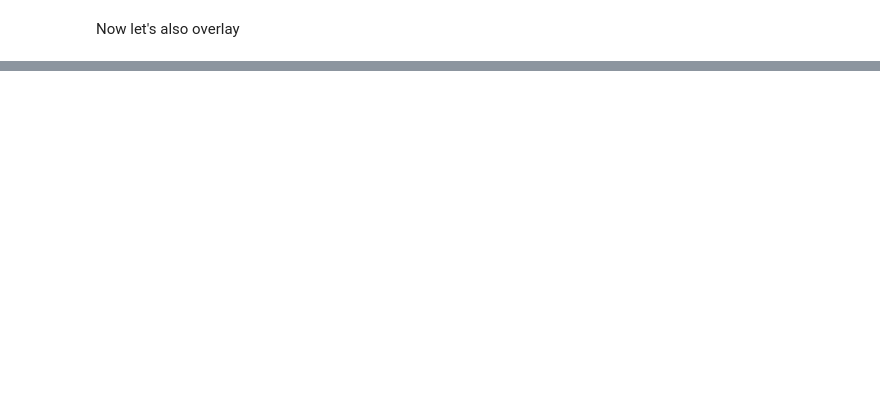
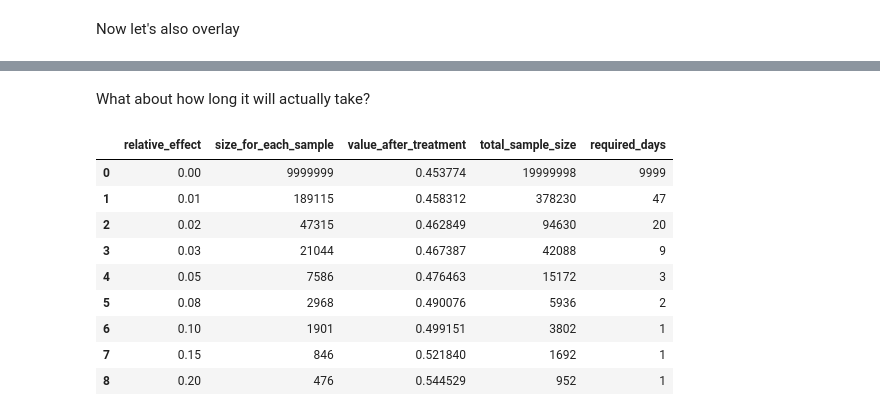
Before and after one commit to TCG85/ab-testing-intro, a Jupyter notebook: ironhack_presentation_20200213.ipynb, the cells around one changed output, grey strips where cells are left out. Saved outputs shown, nothing was run; the diff lists cells and outputs as text; code cells hidden in the pictures; blank space fills up the shorter version.

Commit message:
complete power calculation section

```diff
--- a/ironhack_presentation_20200213.ipynb
+++ b/ironhack_presentation_20200213.ipynb
@@ -420,0 +460,3 @@ plt.show()
+# %%
+power_table = power_analysis(baseline, power = 0.8, alpha = 0.05)
+power_table
@@ -420,0 +474,30 @@ plt.show()
+# %% [markdown]
+What about how long it will actually take?
+# %%
+def add_duration(power_df: pd.DataFrame,
+                 traffic_df: pd.Series) -> pd.DataFrame:
+    """
+    Return dataframe with column containing the number of
+    days until sample size is reached
+    """
+    required_sizes = power_df['total_sample_size']
+    day_counter = lambda x: (traffic_df < x).sum() + 1
+    day_counts = required_sizes.apply(day_counter)
+    day_counts[0] = 9999
+    power_df.loc[:, 'required_days'] = day_counts
+    return power_df
+# %%
+power_table = add_duration(power_df = power_table,
+                           traffic_df = traffic_cumulative)
+power_table
+# %% [output]
+|  | relative_effect | size_for_each_sample | value_after_treatment | total_sample_size | required_days |
+| 0 | 0.00 | 9999999 | 0.453774 | 19999998 | 9999 |
+| 1 | 0.01 | 189115 | 0.458312 | 378230 | 47 |
+| 2 | 0.02 | 47315 | 0.462849 | 94630 | 20 |
+| 3 | 0.03 | 21044 | 0.467387 | 42088 | 9 |
+| 4 | 0.05 | 7586 | 0.476463 | 15172 | 3 |
+| 5 | 0.08 | 2968 | 0.490076 | 5936 | 2 |
+| 6 | 0.10 | 1901 | 0.499151 | 3802 | 1 |
+| 7 | 0.15 | 846 | 0.521840 | 1692 | 1 |
+| 8 | 0.20 | 476 | 0.544529 | 952 | 1 |
```
Also changed, not shown: parts of 32 cells of this notebook.
